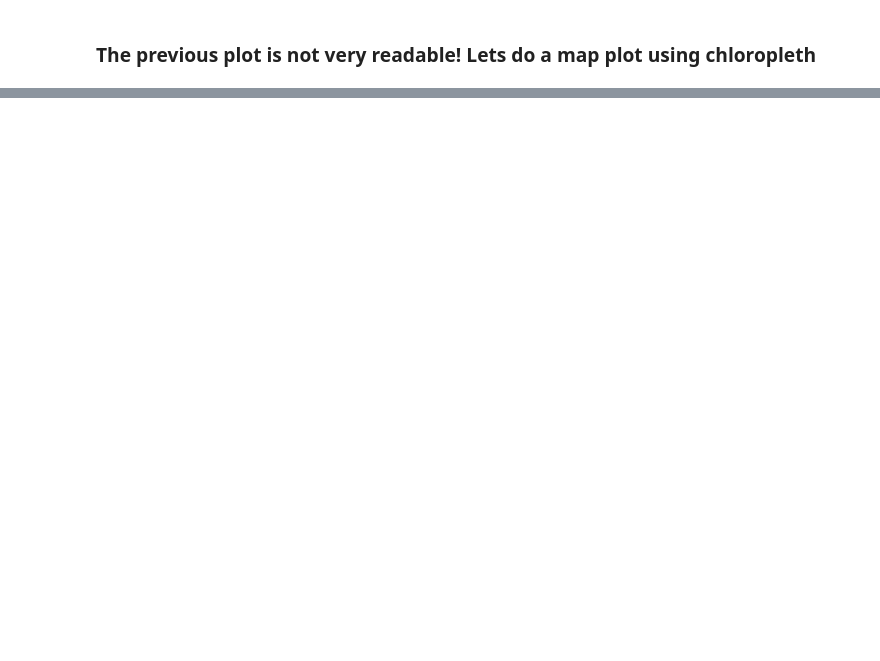
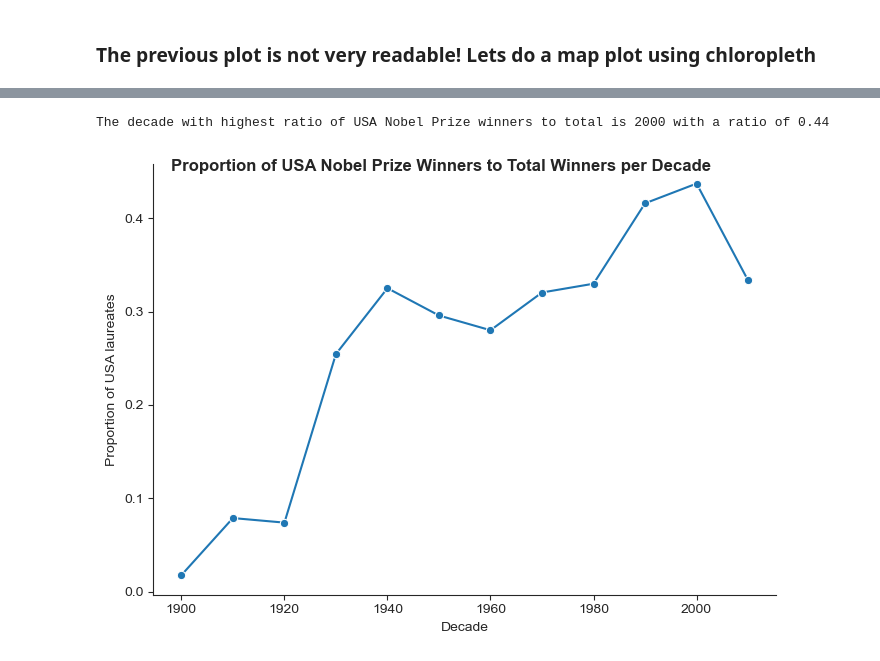
Before and after one commit to IDKwoji/python-learning-trajectory, a Jupyter notebook: data-analysis/01_nobel_price.ipynb, the cells around one changed output, grey strips where cells are left out. Saved outputs shown, nothing was run; the diff lists cells and outputs as text; code cells hidden in the pictures; blank space fills up the shorter version.

```diff
--- a/data-analysis/01_nobel_price.ipynb
+++ b/data-analysis/01_nobel_price.ipynb
@@ -141,0 +165,15 @@ The library used by the *country names* `locationmode` option is changing in an
+# %%
+# Add a column for the decade
+nobel_df['decade'] = (nobel_df['awardYear'] // 10) * 10
+
+# Group by decade and birthd country
+nobel_decade_country = nobel_df.groupby(['decade', 'birth_country']).size().reset_index(name='count')
+
+# Get the number of USA and total nobel prize winners per decade
+usa_decade = nobel_decade_country[nobel_decade_country['birth_country'] == 'USA']
+
+total_decade = nobel_decade_country.groupby('decade')['count'].sum()
+
+ratio_df = usa_decade.merge(total_decade, on='decade', suffixes=('_usa', '_total'))
+
+print(ratio_df)
@@ -141,0 +194,28 @@ The library used by the *country names* `locationmode` option is changing in an
+# %%
+# Calculate ratio of USA winners to total winners per decade
+ratio_df['usa_ratio'] = ratio_df['count_usa'] / ratio_df['count_total']
+
+# Find index of the decade with maximum ratio of USA winners
+
+max_ratio_idx = ratio_df['usa_ratio'].idxmax()
+
+max_decade_ratio = ratio_df.loc[max_ratio_idx, 'decade']
+
+print(f'The decade with highest ratio of USA Nobel Prize winners to total is {max_decade_ratio} with a ratio of {ratio_df.loc[max_ratio_idx, "usa_ratio"]:.2f}')
+# %% [output]
+The decade with highest ratio of USA Nobel Prize winners to total is 2000 with a ratio of 0.44
+# %%
+# Plot the proportion of USA winners to total winners per decade
+f4 = sns.relplot(data=ratio_df,
+                  x='decade',
+                  y='usa_ratio',
+                  marker='o',
+                  kind='line',
+                  aspect = 1.4)
+f4.fig.suptitle("Proportion of USA Nobel Prize Winners to Total Winners per Decade",
+             fontsize=12,
+             fontweight="bold")
+f4.set_axis_labels('Decade', 'Proportion of USA laureates')
+plt.show(f4)
+# %% [output]
+[figure, added]
```
Also changed, not shown: parts of 10 cells of this notebook.
